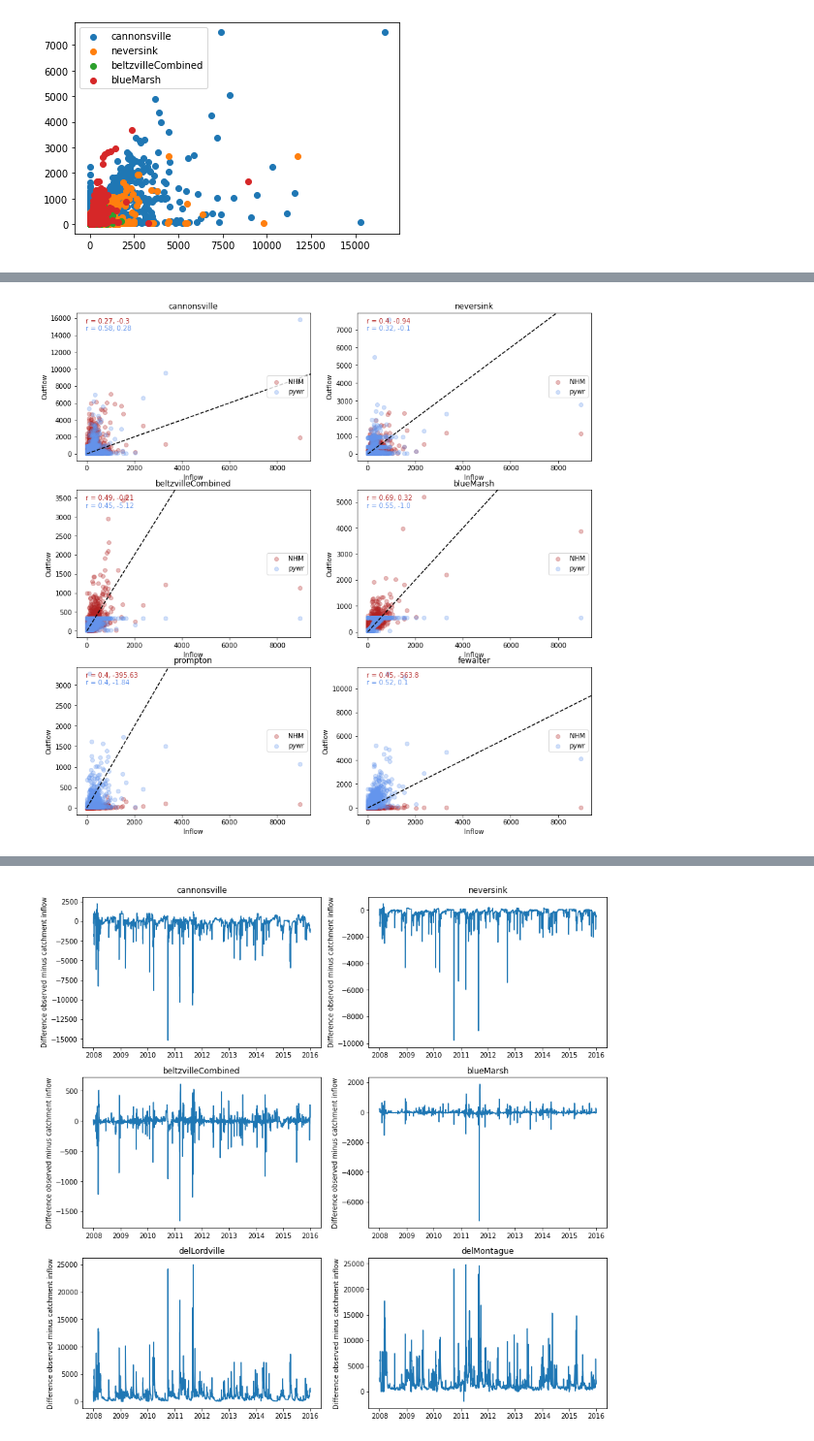
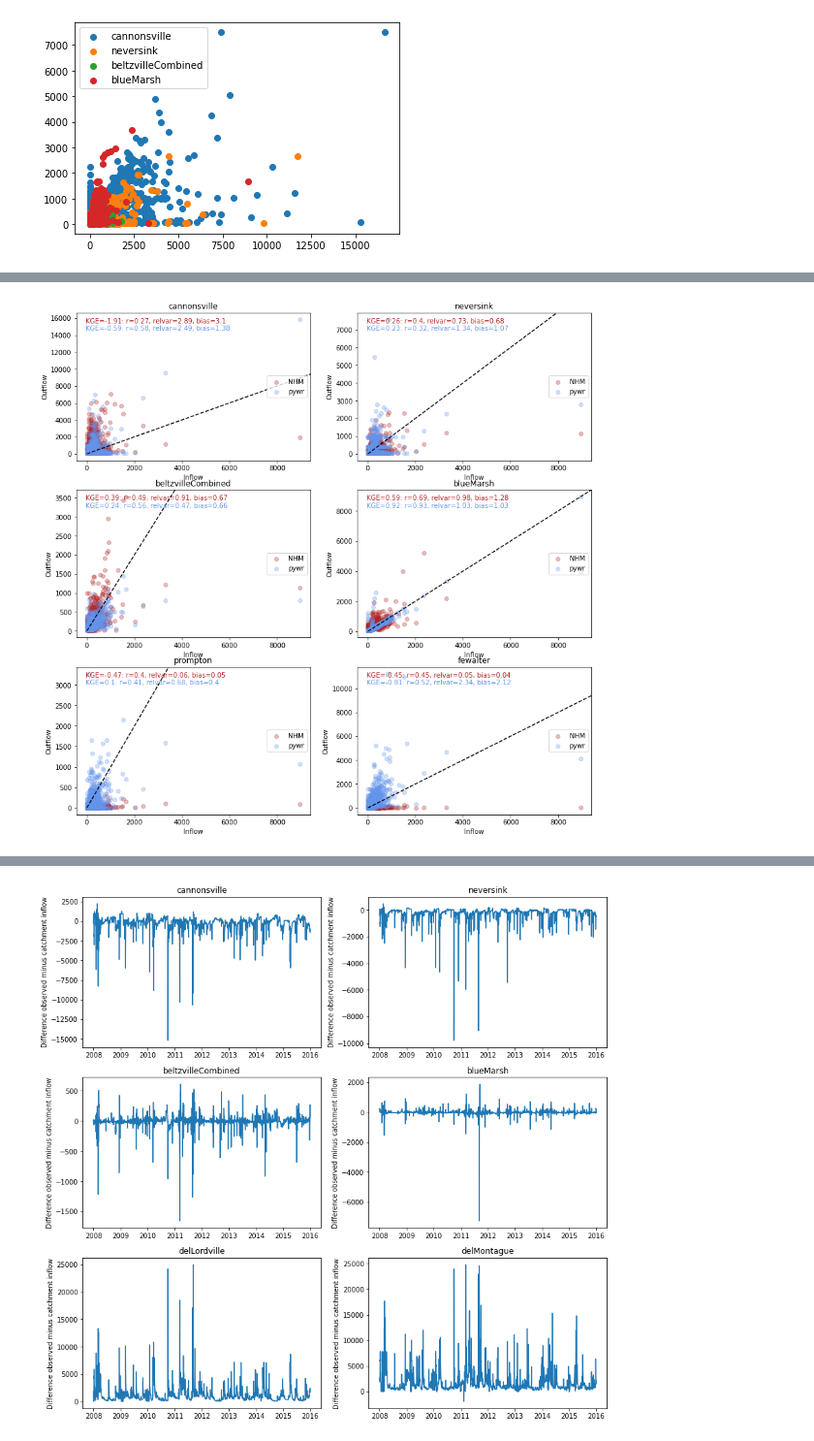
Before and after one commit to Pywr-DRB/Pywr-DRB, a Jupyter notebook: explore_streamflows.ipynb, the cells around one changed output, grey strips where cells are left out. Shown at 97% size. Saved outputs shown, nothing was run; the diff lists cells and outputs as text; code cells hidden in the pictures.

```diff
--- a/explore_streamflows.ipynb
+++ b/explore_streamflows.ipynb
@@ -487,36 +488,47 @@ plt.legend()
 # %%
-### evaluate fit with NSE
-def nse(predictions, targets):
-    return round(1-(np.sum((predictions-targets)**2)/np.sum((targets-np.mean(targets))**2)), 2)
-
+import hydroeval as he
 
 ### compare catchment inflows to observed, for nhm vs pywr
 fig, axs = plt.subplots(3,2,figsize=(14,14))
 
 sites = ['cannonsville', 'neversink', 'beltzvilleCombined', 'blueMarsh',  'prompton', 'fewalter']
 for i, site in enumerate(sites):
     row = 0 if i < 2 else 1 if i < 4 else 2
     col = 0 if i%2 == 0 else 1
     col
     ax = axs[row, col]
     prefix = 'outflow'
     ax.scatter(results[f'catchment_{reservoir}'], nhm_matched[site], label='NHM', alpha=0.3, color='firebrick')
     ax.scatter(results[f'catchment_{reservoir}'], results[f'{prefix}_{site}'], label='pywr', alpha=0.3, color='cornflowerblue')
     xlim = ax.get_xlim()
     ylim = ax.get_ylim()
     max_axis = max(xlim[1], ylim[1])
     ax.plot([0, max_axis], [0, max_axis], color='k', ls='--')
     ax.set_xlim(xlim)
     ax.set_ylim(ylim)
-    ax.annotate(f'r = {corrcoef_nan_masked(results[f"catchment_{reservoir}"], nhm_matched[site])}, {nse(results[f"catchment_{reservoir}"], nhm_matched[site])}',
+#     corr_nhm = corrcoef_nan_masked(results[f"catchment_{reservoir}"], nhm_matched[site])
+#     nse_nhm = nse(results[f"catchment_{reservoir}"], nhm_matched[site])
+#     corr_pywr = corrcoef_nan_masked(results[f"catchment_{reservoir}"], results[f"{prefix}_{site}"])
+#     nse_pywr = nse(results[f"catchment_{reservoir}"], results[f"{prefix}_{site}"])
+    kge_nhm, r_nhm, alpha_nhm, beta_nhm = he.evaluator(he.kge, nhm_matched[site], results[f"catchment_{reservoir}"])
+    kge_pywr, r_pywr, alpha_pywr, beta_pywr = he.evaluator(he.kge, results[f"{prefix}_{site}"], results[f"catchment_{reservoir}"])
+    kge_nhm, r_nhm, alpha_nhm, beta_nhm = round(kge_nhm[0], 2), round(r_nhm[0], 2), round(alpha_nhm[0], 2), round(beta_nhm[0], 2)
+    kge_pywr, r_pywr, alpha_pywr, beta_pywr = round(kge_pywr[0], 2), round(r_pywr[0], 2), round(alpha_pywr[0], 2), round(beta_pywr[0], 2)
+
+
+#     ax.annotate(f'r = {corr_nhm}, {nse_nhm}',
+#                     xy = (0.04,0.93), xycoords=ax.transAxes, color = 'firebrick')
+#     ax.annotate(f'r = {corr_pywr}, {nse_pywr}',
+#                     xy = (0.04,0.88), xycoords=ax.transAxes, color = 'cornflowerblue')
+    ax.annotate(f'KGE={kge_nhm}: r={r_nhm}, relvar={alpha_nhm}, bias={beta_nhm}',
                     xy = (0.04,0.93), xycoords=ax.transAxes, color = 'firebrick')
-    ax.annotate(f'r = {corrcoef_nan_masked(results[f"catchment_{reservoir}"], results[f"{prefix}_{site}"])}, {nse(results[f"catchment_{reservoir}"], results[f"{prefix}_{site}"])}',
+    ax.annotate(f'KGE={kge_pywr}: r={r_pywr}, relvar={alpha_pywr}, bias={beta_pywr}',
                     xy = (0.04,0.88), xycoords=ax.transAxes, color = 'cornflowerblue')
     ax.legend(loc='right')
     ax.set_xlabel('Inflow')
     ax.set_ylabel('Outflow')
     ax.set_title(site)
 # %% [output]
-[figure, old version]
+[figure, new version]
 # %%
 
```
Also changed, not shown: parts of 12 cells of this notebook, 8 other files.
